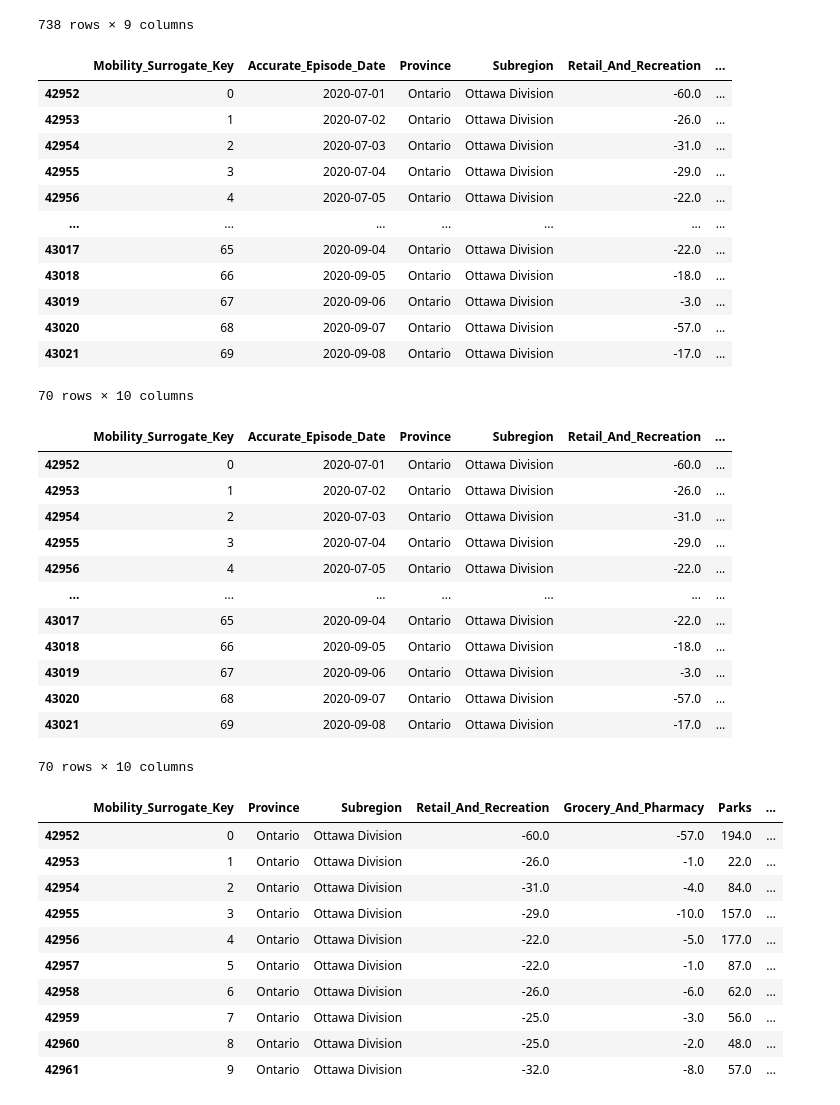
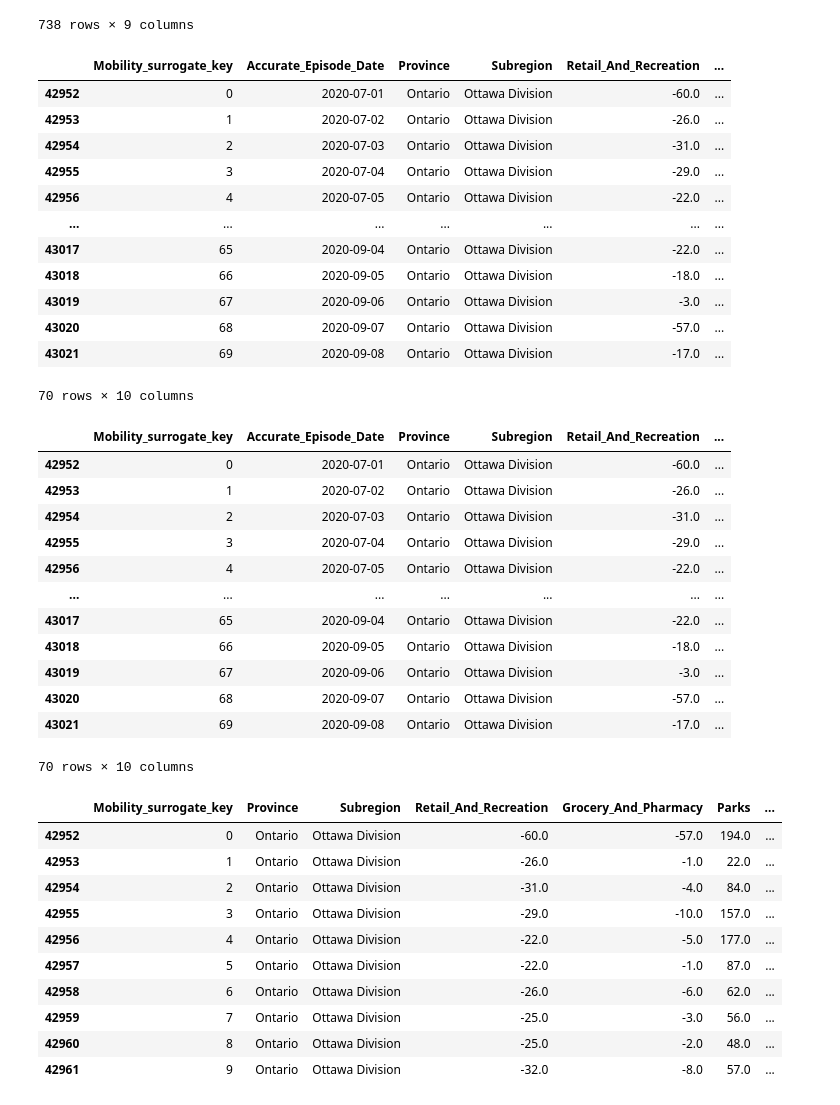
Before and after one commit to vekshan/Covid-19-Tracking-and-Lifestyle-Trends, a Jupyter notebook: preprocess_mobility.ipynb, the cells around one changed output. Cells and saved outputs as stored; diff of their text form; code cells hidden in the pictures.

```diff
--- a/preprocess_mobility.ipynb
+++ b/preprocess_mobility.ipynb
@@ -53,10 +53,10 @@ Mobility_dimension.head(1000)
 | 49231 | 2020-10-31 | Ontario | Toronto Division | -31.0 | -2.0 | 47.0 | ... |
 738 rows × 9 columns
 # %%
-Mobility_dimension.insert(0, "Mobility_Surrogate_Key",  np.arange(len(Mobility_dimension)))
+Mobility_dimension.insert(0, "Mobility_surrogate_key",  np.arange(len(Mobility_dimension)))
 Mobility_dimension.head(70)
 # %% [output]
-|  | Mobility_Surrogate_Key | Accurate_Episode_Date | Province | Subregion | Retail_And_Recreation | ... |
+|  | Mobility_surrogate_key | Accurate_Episode_Date | Province | Subregion | Retail_And_Recreation | ... |
 | 42952 | 0 | 2020-07-01 | Ontario | Ottawa Division | -60.0 | ... |
 | 42953 | 1 | 2020-07-02 | Ontario | Ottawa Division | -26.0 | ... |
 | 42954 | 2 | 2020-07-03 | Ontario | Ottawa Division | -31.0 | ... |
@@ -74,7 +74,7 @@ Mobility_dimension['Parks'].fillna(Mobility_dimension['Parks'].mode()[0], inplac
 Mobility_dimension['Transit_Stations'].fillna(Mobility_dimension['Transit_Stations'].mode()[0], inplace=True)
 Mobility_dimension.head(70)
 # %% [output]
-|  | Mobility_Surrogate_Key | Accurate_Episode_Date | Province | Subregion | Retail_And_Recreation | ... |
+|  | Mobility_surrogate_key | Accurate_Episode_Date | Province | Subregion | Retail_And_Recreation | ... |
 | 42952 | 0 | 2020-07-01 | Ontario | Ottawa Division | -60.0 | ... |
 | 42953 | 1 | 2020-07-02 | Ontario | Ottawa Division | -26.0 | ... |
 | 42954 | 2 | 2020-07-03 | Ontario | Ottawa Division | -31.0 | ... |
@@ -93,7 +93,7 @@ Mobility_dimension.to_csv('Mobility_Dimension_With_Date.csv',index = False, head
 Mobility_dimension.drop('Accurate_Episode_Date', axis=1, inplace = True)
 Mobility_dimension.head(10)
 # %% [output]
-|  | Mobility_Surrogate_Key | Province | Subregion | Retail_And_Recreation | Grocery_And_Pharmacy | Parks | ... |
+|  | Mobility_surrogate_key | Province | Subregion | Retail_And_Recreation | Grocery_And_Pharmacy | Parks | ... |
 | 42952 | 0 | Ontario | Ottawa Division | -60.0 | -57.0 | 194.0 | ... |
 | 42953 | 1 | Ontario | Ottawa Division | -26.0 | -1.0 | 22.0 | ... |
 | 42954 | 2 | Ontario | Ottawa Division | -31.0 | -4.0 | 84.0 | ... |
```
Also changed, not shown: parts of 2 cells of this notebook, 9 other files.
